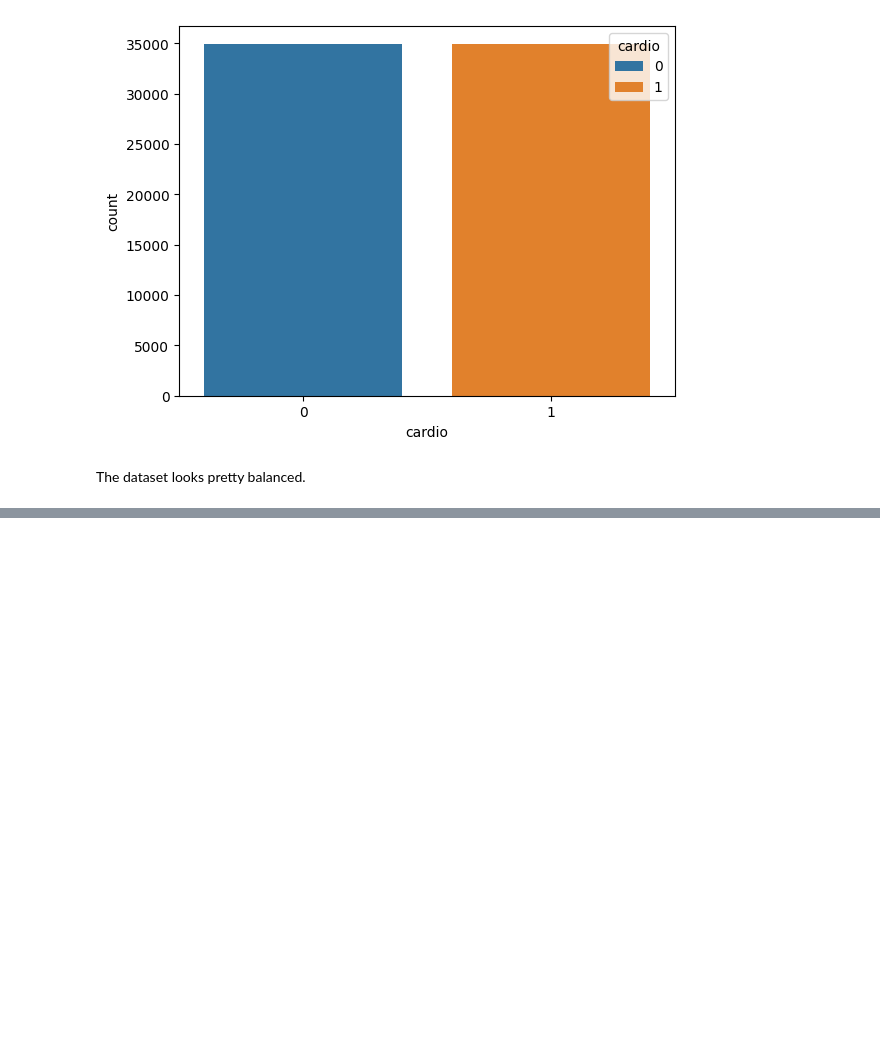
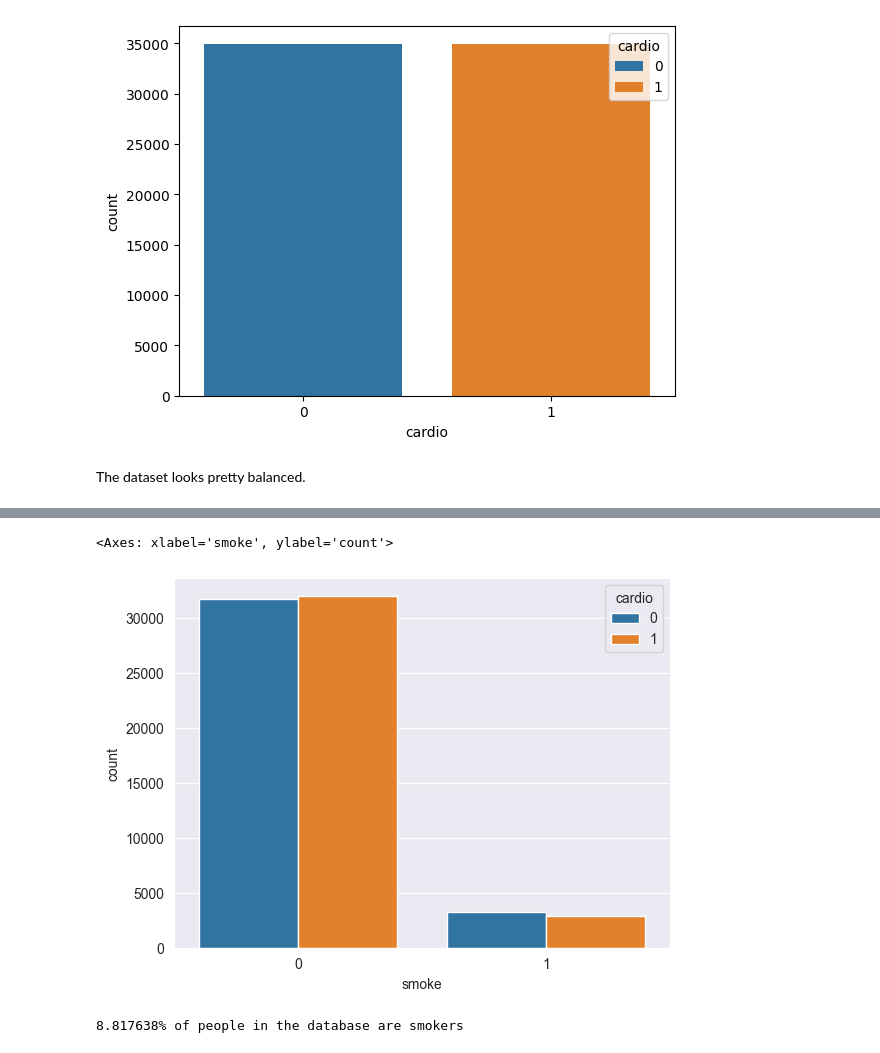
Before and after one commit to MaryKavalion/Machine_Learning_Mary-Kavalionak, a Jupyter notebook: Lab/Part 1 Cardiovascular diseases.ipynb, the cells around one changed output, grey strips where cells are left out. Drawn from its saved outputs; the diff is of its cells as text; code cells hidden in the pictures; blank space fills up the shorter version.

```diff
--- a/Lab/Part 1 Cardiovascular diseases.ipynb
+++ b/Lab/Part 1 Cardiovascular diseases.ipynb
@@ -207,0 +407,9 @@ The dataset looks pretty balanced.
+# %%
+sns.countplot(df, x = "smoke", hue = "cardio")
+# %% [output]
+<Axes: xlabel='smoke', ylabel='count'>
+[figure, added]
+# %%
+print (f"{df.query('smoke == 1')['smoke'].count() / df['smoke'].count() * 100.:1f}% of people in the database are smokers")
+# %% [output]
+8.817638% of people in the database are smokers
```
Also changed, not shown: parts of 30 cells of this notebook.
